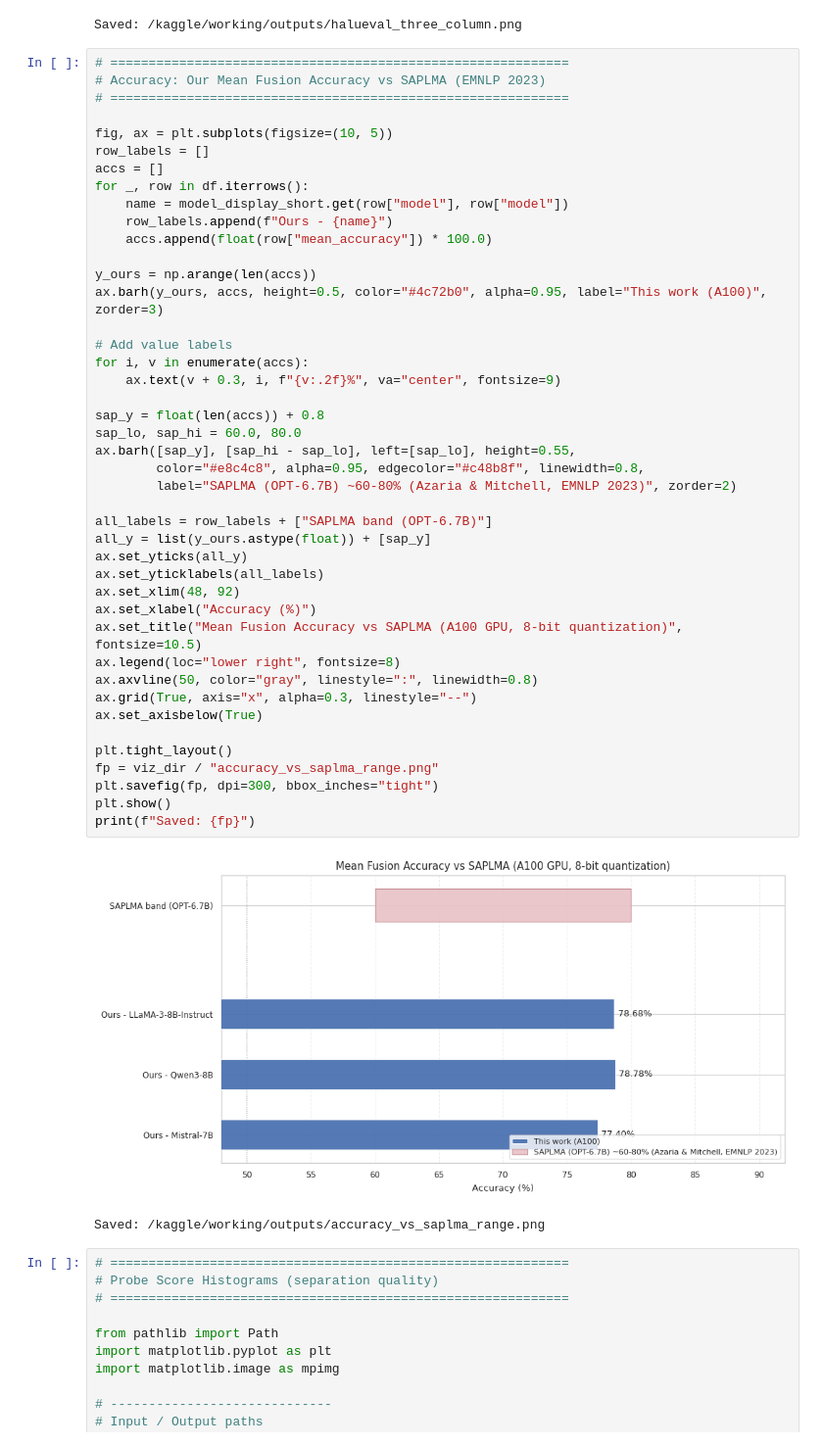
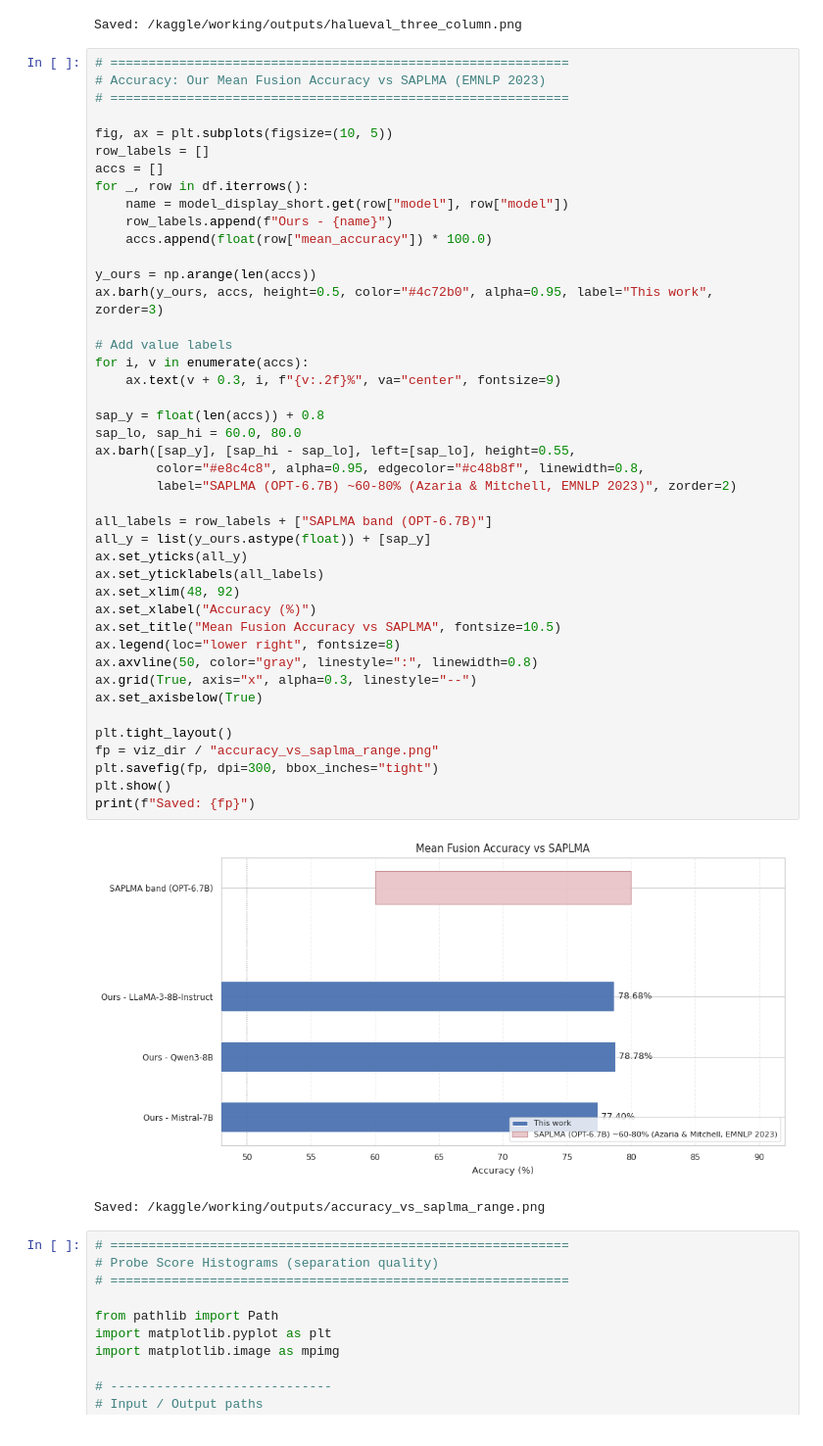
Before and after one commit to MD-Junayed000/CLosed_Loop_RAG, a Jupyter notebook: compare-models.ipynb, the cells around one changed output. Shown at 98% size. Drawn from its saved outputs; the diff is of its cells as text.

```diff
--- a/compare-models.ipynb
+++ b/compare-models.ipynb
@@ -1003,37 +1003,37 @@ for _, row in df.iterrows():
     accs.append(float(row["mean_accuracy"]) * 100.0)
 
 y_ours = np.arange(len(accs))
-ax.barh(y_ours, accs, height=0.5, color="#4c72b0", alpha=0.95, label="This work (A100)", zorder=3)
+ax.barh(y_ours, accs, height=0.5, color="#4c72b0", alpha=0.95, label="This work", zorder=3)
 
 # Add value labels
 for i, v in enumerate(accs):
     ax.text(v + 0.3, i, f"{v:.2f}%", va="center", fontsize=9)
 
 sap_y = float(len(accs)) + 0.8
 sap_lo, sap_hi = 60.0, 80.0
 ax.barh([sap_y], [sap_hi - sap_lo], left=[sap_lo], height=0.55,
         color="#e8c4c8", alpha=0.95, edgecolor="#c48b8f", linewidth=0.8,
         label="SAPLMA (OPT-6.7B) ~60-80% (Azaria & Mitchell, EMNLP 2023)", zorder=2)
 
 all_labels = row_labels + ["SAPLMA band (OPT-6.7B)"]
 all_y = list(y_ours.astype(float)) + [sap_y]
 ax.set_yticks(all_y)
 ax.set_yticklabels(all_labels)
 ax.set_xlim(48, 92)
 ax.set_xlabel("Accuracy (%)")
-ax.set_title("Mean Fusion Accuracy vs SAPLMA (A100 GPU, 8-bit quantization)", fontsize=10.5)
+ax.set_title("Mean Fusion Accuracy vs SAPLMA", fontsize=10.5)
 ax.legend(loc="lower right", fontsize=8)
 ax.axvline(50, color="gray", linestyle=":", linewidth=0.8)
 ax.grid(True, axis="x", alpha=0.3, linestyle="--")
 ax.set_axisbelow(True)
 
 plt.tight_layout()
 fp = viz_dir / "accuracy_vs_saplma_range.png"
 plt.savefig(fp, dpi=300, bbox_inches="tight")
 plt.show()
 print(f"Saved: {fp}")
 # %% [output]
-[figure, old version]
+[figure, new version]
 Saved: /kaggle/working/outputs/accuracy_vs_saplma_range.png
 # %%
 # ============================================================
```
Also changed, not shown: 7 other files.
